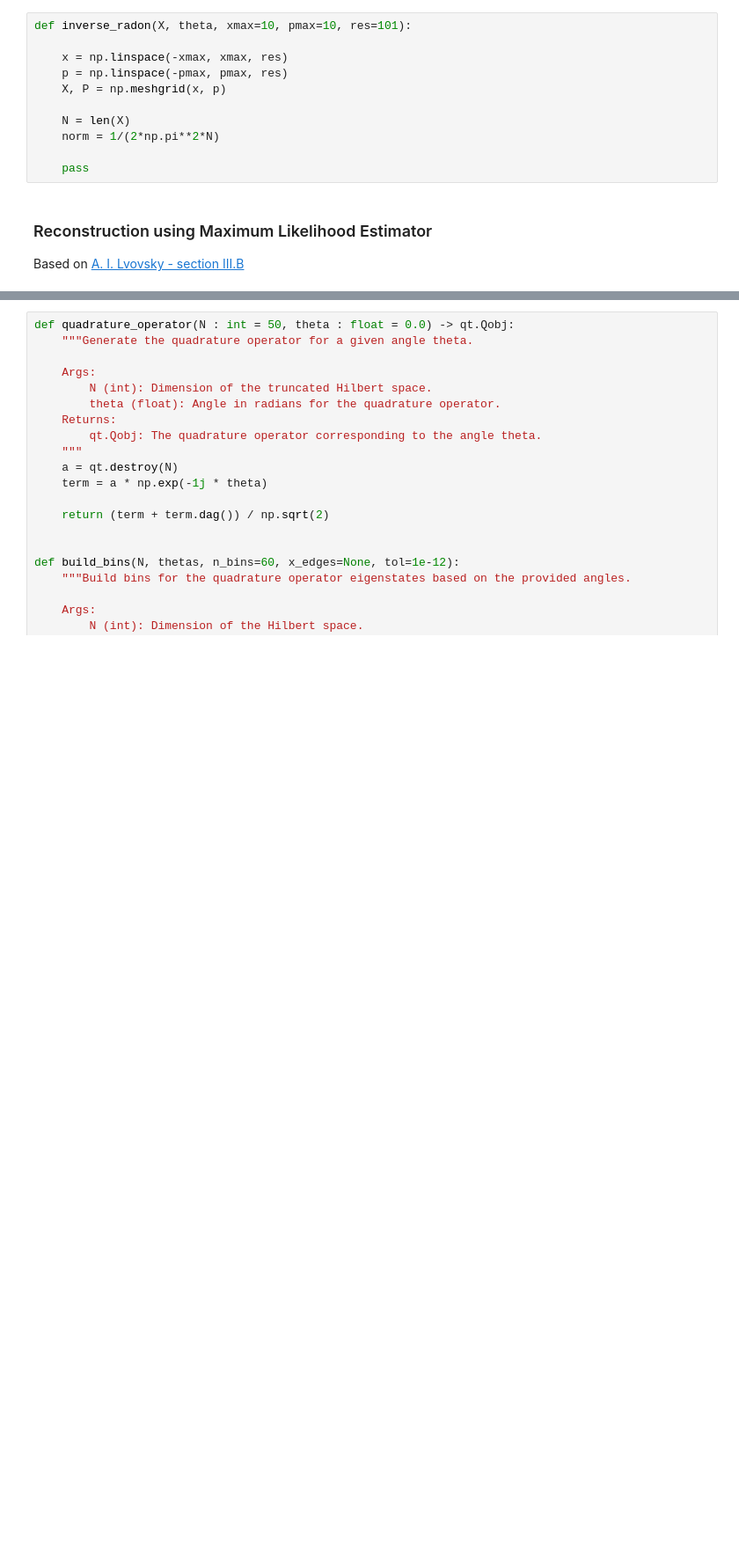
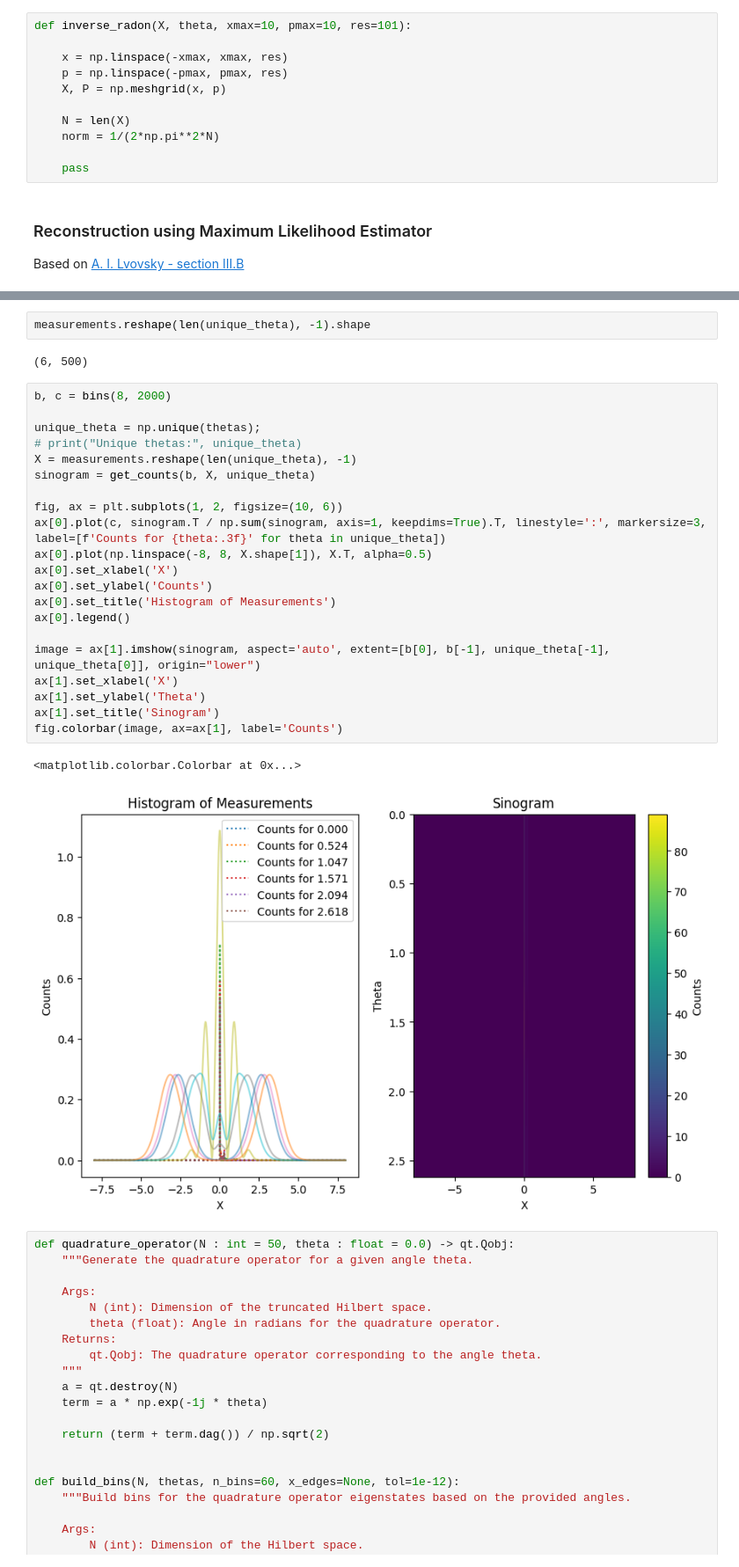
Before and after one commit to BastianValhoj/sciqisHomodyneTomography, a Jupyter notebook: HomoTomo/reconstruct.ipynb, the cells around one changed output, grey strips where cells are left out. Shown at 88% size. Saved outputs shown, nothing was run; the diff lists cells and outputs as text; blank space fills up the shorter version.

```diff
--- a/HomoTomo/reconstruct.ipynb
+++ b/HomoTomo/reconstruct.ipynb
@@ -94,3 +254,31 @@ The probability of measuring $j$ from a density matrix $\hat{\rho}$ is $\mathrm{
+# %%
+measurements.reshape(len(unique_theta), -1).shape
+# %% [output]
+(6, 500)
+# %%
+b, c = bins(8, 2000)
+
+unique_theta = np.unique(thetas);
+# print("Unique thetas:", unique_theta)
+X = measurements.reshape(len(unique_theta), -1)
+sinogram = get_counts(b, X, unique_theta)
+
+fig, ax = plt.subplots(1, 2, figsize=(10, 6))
+ax[0].plot(c, sinogram.T / np.sum(sinogram, axis=1, keepdims=True).T, linestyle=':', markersize=3, label=[f'Counts for {theta:.3f}' for theta in unique_theta])
+ax[0].plot(np.linspace(-8, 8, X.shape[1]), X.T, alpha=0.5)
+ax[0].set_xlabel('X')
+ax[0].set_ylabel('Counts')
+ax[0].set_title('Histogram of Measurements')
+ax[0].legend()
+
+image = ax[1].imshow(sinogram, aspect='auto', extent=[b[0], b[-1], unique_theta[-1], unique_theta[0]], origin="lower")
+ax[1].set_xlabel('X')
+ax[1].set_ylabel('Theta')
+ax[1].set_title('Sinogram')
+fig.colorbar(image, ax=ax[1], label='Counts')
+# %% [output]
+<matplotlib.colorbar.Colorbar at 0x...>
+[figure, added]
 # %%
 def quadrature_operator(N : int = 50, theta : float = 0.0) -> qt.Qobj:
     """Generate the quadrature operator for a given angle theta.
```
Also changed, not shown: parts of 9 cells of this notebook, 3 other files.
